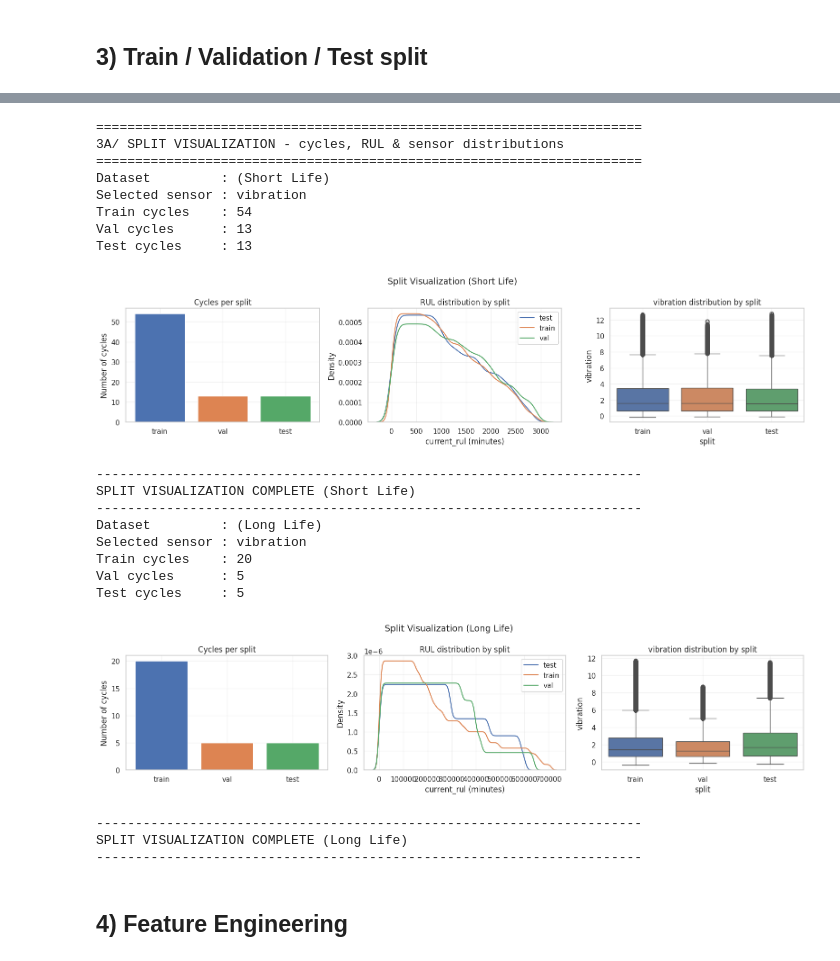
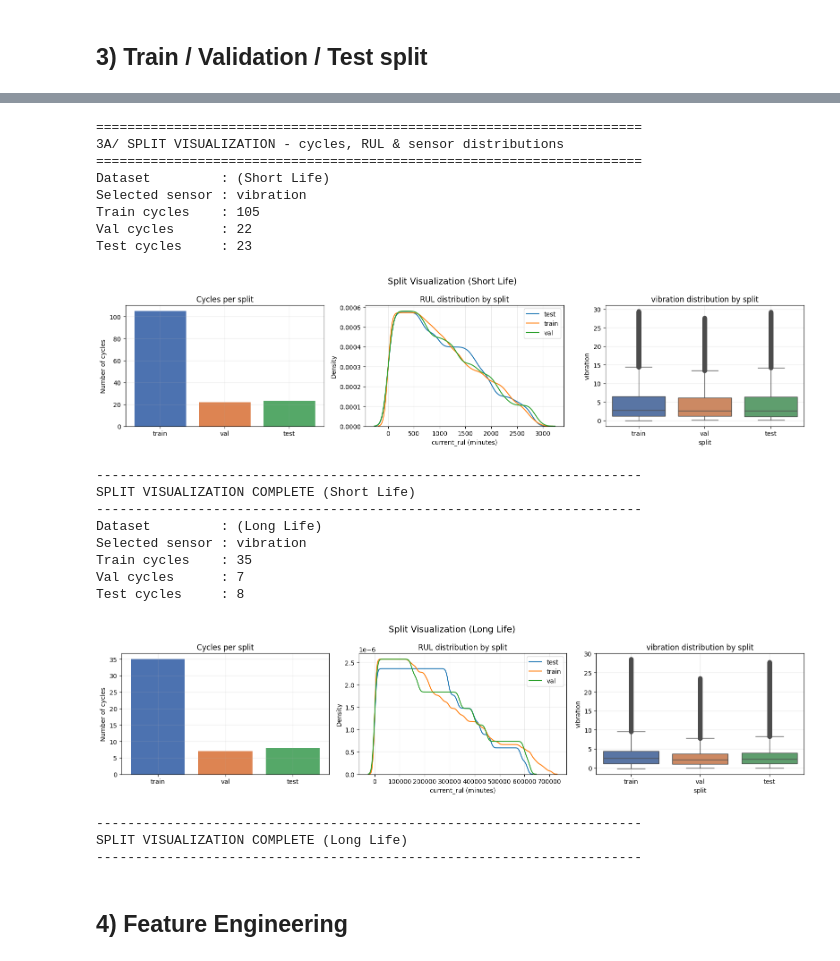
Before and after one commit to canozkan17/ROS2-Based-Smart-Factory-Digital-Twin, a Jupyter notebook: model_hydraulic_press_Training.ipynb, the cells around one changed output, grey strips where cells are left out. Saved outputs shown, nothing was run; the diff lists cells and outputs as text; code cells hidden in the pictures.

Commit message:
hydraulic press models training fully completed

```diff
--- a/model_hydraulic_press_Training.ipynb
+++ b/model_hydraulic_press_Training.ipynb
@@ -858,43 +822,43 @@ def visualize_splits(df_train, df_val, df_test, title_suffix=""):
     axes[1].set_title('RUL distribution by split')
     axes[1].set_xlabel('current_rul (minutes)')
     axes[1].legend()
     axes[1].grid(alpha=0.25)
 
     # Sensor distribution (boxplot)
     sns.boxplot(x='split', y=sensor_col, data=plot_df,
                 ax=axes[2], palette=['#4c72b0', '#dd8452', '#55a868'])
     axes[2].set_title(f'{sensor_col} distribution by split')
     axes[2].grid(alpha=0.25)
 
     plt.suptitle(f"Split Visualization {title_suffix}", fontsize=14)
     plt.tight_layout()
     plt.show()
 
     print_footer(f"SPLIT VISUALIZATION COMPLETE {title_suffix}")
 
 
 # Run for both datasets
-visualize_splits(df_train_raw_short_life, df_val_raw_short_life, df_test_raw_short_life, title_suffix="(Short Life)")
-visualize_splits(df_train_raw_long_life, df_val_raw_long_life, df_test_raw_long_life, title_suffix="(Long Life)")
+visualize_splits(df_train_short, df_val_short, df_test_short, title_suffix="(Short Life)")
+visualize_splits(df_train_long, df_val_long, df_test_long, title_suffix="(Long Life)")
 # %% [output]
 ======================================================================
 3A/ SPLIT VISUALIZATION - cycles, RUL & sensor distributions
 ======================================================================
 Dataset         : (Short Life)
 Selected sensor : vibration
-Train cycles    : 54
-Val cycles      : 13
-Test cycles     : 13
+Train cycles    : 105
+Val cycles      : 22
+Test cycles     : 23
-[figure, old version]
+[figure, new version]
 ----------------------------------------------------------------------
 SPLIT VISUALIZATION COMPLETE (Short Life)
 ----------------------------------------------------------------------
 Dataset         : (Long Life)
 Selected sensor : vibration
-Train cycles    : 20
-Val cycles      : 5
-Test cycles     : 5
+Train cycles    : 35
+Val cycles      : 7
+Test cycles     : 8
-[figure, old version]
+[figure, new version]
 ----------------------------------------------------------------------
 SPLIT VISUALIZATION COMPLETE (Long Life)
 ----------------------------------------------------------------------
```
Also changed, not shown: parts of 27 cells of this notebook, 21 other files.
